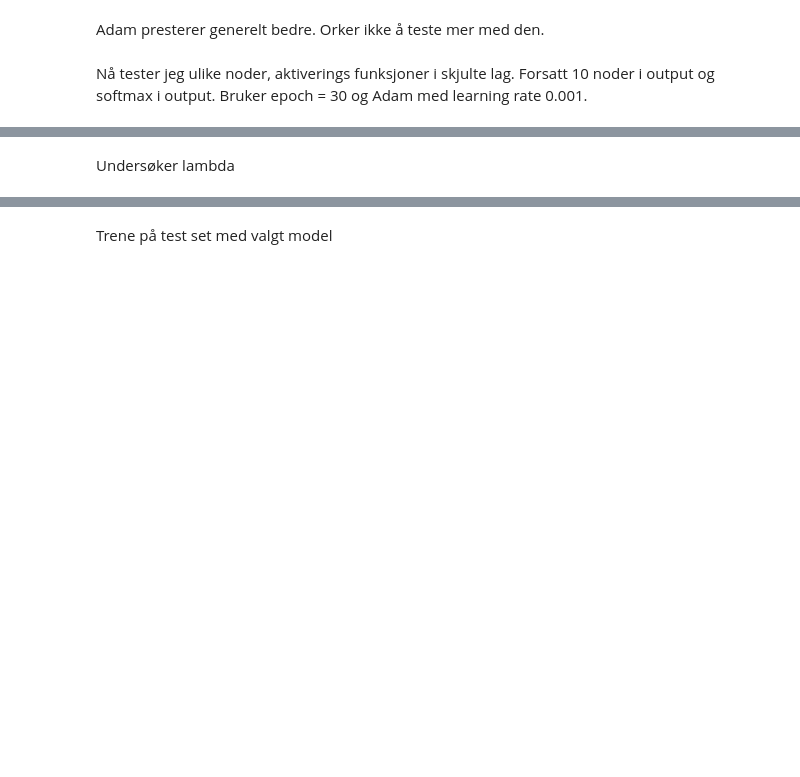
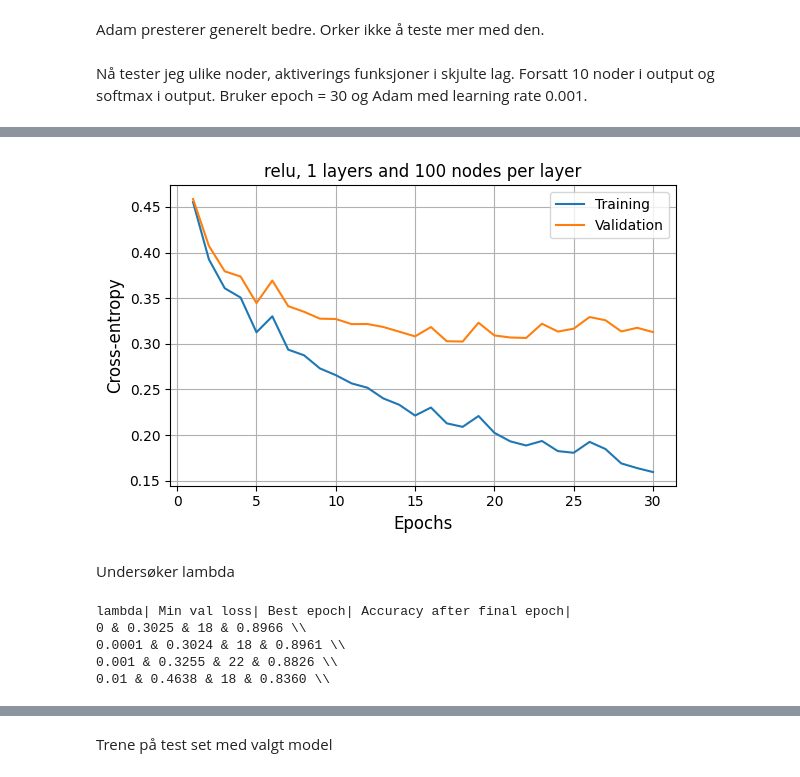
Before and after one commit to synneosen/Project-3, a Jupyter notebook: code/ffnn.ipynb, the cells around one changed output, grey strips where cells are left out. Cells and saved outputs as stored; diff of their text form; code cells hidden in the pictures; blank space fills up the shorter version.

```diff
--- a/code/ffnn.ipynb
+++ b/code/ffnn.ipynb
@@ -199,18 +266,20 @@ plt.show()
 # %%
 best_hist = histories_arch[best_key]
 epochs = np.arange(1, len(best_hist["train"]) + 1)
 best_epoch = results_arch[best_key]["best_epoch"]
 fig, ax = plt.subplots(figsize=(6, 4))
 ax.plot(epochs, best_hist["train"], label="Training")
 ax.plot(epochs, best_hist["val"], label="Validation")
 ax.set_xlabel("Epochs", fontsize=12)
 ax.set_ylabel("Cross-entropy", fontsize=12)
-ax.set_title(f"Leaky ReLU, 2 layers and 100 nodes per layer", fontsize=12)
+ax.set_title(f"{best_act}, {best_layers} layers and {best_nodes} nodes per layer", fontsize=12)
 ax.legend()
 ax.grid()
 fig.tight_layout()
 fig.savefig(figures_dir / "ffnn_best_architecture_loss.pdf", bbox_inches="tight")
 plt.show()
+# %% [output]
+[figure, added]
 # %% [markdown]
 Undersøker lambda
 # %%
@@ -219,9 +288,9 @@ results_l = {}
 histories_l = {}
 print(f"lambda| Min val loss| Best epoch| Accuracy after final epoch|")
 for lam in lambdas:
-    model_l = NeuralNetwork(layer_sizes=[784, 100, 100, 10], activations=["leaky_relu","leaky_relu","softmax"],
+    model_l = NeuralNetwork(layer_sizes=best_sizes, activations=best_acts,
                             cost="cross_entropy", l1=0.0, l2=lam, seed=2026)
-    optimizer_l = Adam(learning_rate=0.001)
+    optimizer_l = Adam(learning_rate=best_lr)
     hist_l = train_classification(model_l, optimizer_l, X=x_train, y=y_train_oh, epochs=30, batch_size=128, seed=2026, X_val=x_val, y_val=y_val_oh)
     histories_l[lam] = hist_l
     y_pred = model_l.predict(x_val)
@@ -235,6 +304,12 @@ for lam in lambdas:
                 }
     print(f"{lam:g} & {min(hist_l['val']):.4f} & "
     f"{np.argmin(hist_l['val']) + 1} & {val_accuracy_l:.4f} " + r"\\")
+# %% [output]
+lambda| Min val loss| Best epoch| Accuracy after final epoch|
+0 & 0.3025 & 18 & 0.8966 \\
+0.0001 & 0.3024 & 18 & 0.8961 \\
+0.001 & 0.3255 & 22 & 0.8826 \\
+0.01 & 0.4638 & 18 & 0.8360 \\
 # %%
 fig, ax = plt.subplots(figsize=(6, 4))
 for lam, hist_l in histories_l.items():
```
Also changed, not shown: parts of 17 cells of this notebook, 9 other files.
